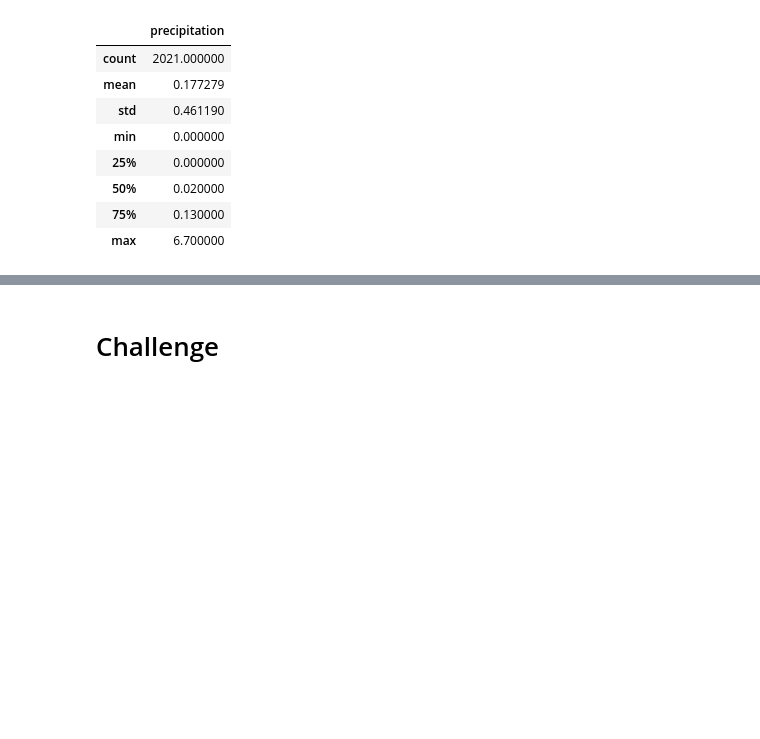
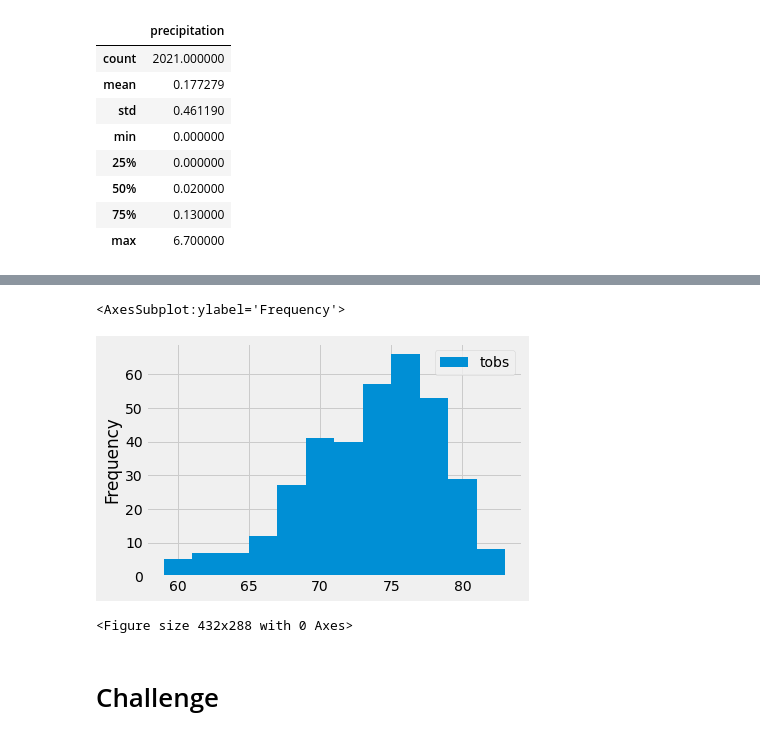
Before and after one commit to Andrew-Carlson/Hawaii-Weather-Analysis, a Jupyter notebook: climate_analysis.ipynb, the cells around one changed output, grey strips where cells are left out. Cells and saved outputs as stored; diff of their text form; code cells hidden in the pictures; blank space fills up the shorter version.

Commit message:
Histogram of temperature frequencies for a year created

```diff
--- a/climate_analysis.ipynb
+++ b/climate_analysis.ipynb
@@ -188,3 +207,7 @@ df.describe()
 # %%
 # Choose the station with the highest number of temperature observations.
-# Query the last 12 months of temperature observation data for this station and plot the results as a histogram
+# Query the last 12 months of temperature observation data for this station and plot the results as a histogram (next few cells)
+
+results = session.query(Measurement.tobs).filter(Measurement.station == 'USC00519281').filter(Measurement.date >= prev_year).all()
+
+print(results)
@@ -190,0 +216,6 @@ df.describe()
+# %%
+# create dataframe of results
+
+df = pd.DataFrame(results, columns = ['tobs'])
+
+df.head(10)
@@ -191,3 +234,19 @@ df.describe()
+# %%
+# create the histogram, a graph where ranges of data are separated into different bins
+# it is recommended to between 5 to 20 bins, may need to try different bin amounts when making histograms
+
+df.plot.hist(bins = 12)
+# %% [output]
+<AxesSubplot:ylabel='Frequency'>
+[figure, added]
+# %%
+# compress the x-axis labels so that they fit into the box holding our plot.
+
+# this function is cosmetic and useful if you need more space to fit your x-axis into the box. In this case, it does not do much
+
+plt.tight_layout()
+# %% [output]
+<Figure size 432x288 with 0 Axes>
 # %%
 # Write a function called `calc_temps` that will accept start date and end date in the format '%Y-%m-%d'
 # and return the minimum, average, and maximum temperatures for that range of dates
```
Also changed, not shown: parts of 5 cells of this notebook.
